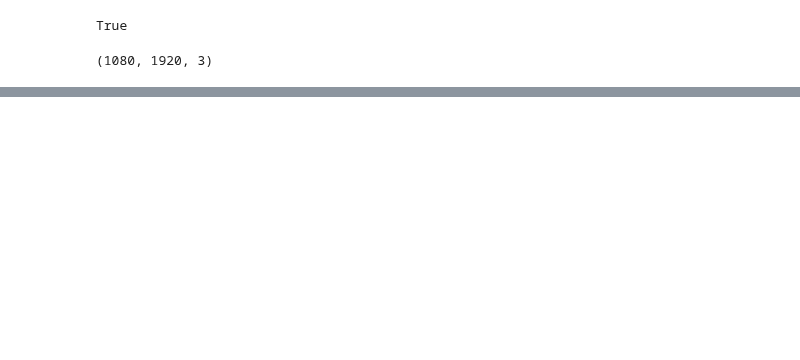
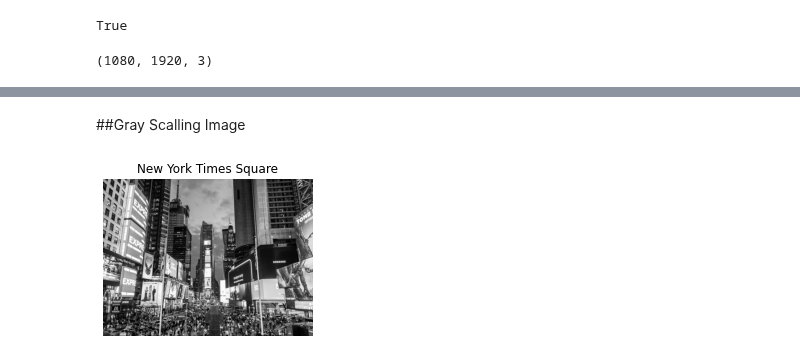
Before and after one commit to SalehMehrabani/Deep-Learning, a Jupyter notebook: OpenCV1.ipynb, the cells around one changed output, grey strips where cells are left out. Cells and saved outputs as stored; diff of their text form; code cells hidden in the pictures; blank space fills up the shorter version.

```diff
--- a/OpenCV1.ipynb
+++ b/OpenCV1.ipynb
@@ -52,0 +84,7 @@ img.shape
+# %% [markdown]
+##Gray Scalling Image
+# %%
+gray_img= cv2.cvtColor(img, cv2.COLOR_BGR2GRAY)
+imshow(title= "New York Times Square", image=gray_img, size= 5)
+# %% [output]
+[figure, added]
```
Also changed, not shown: parts of 8 cells of this notebook.
